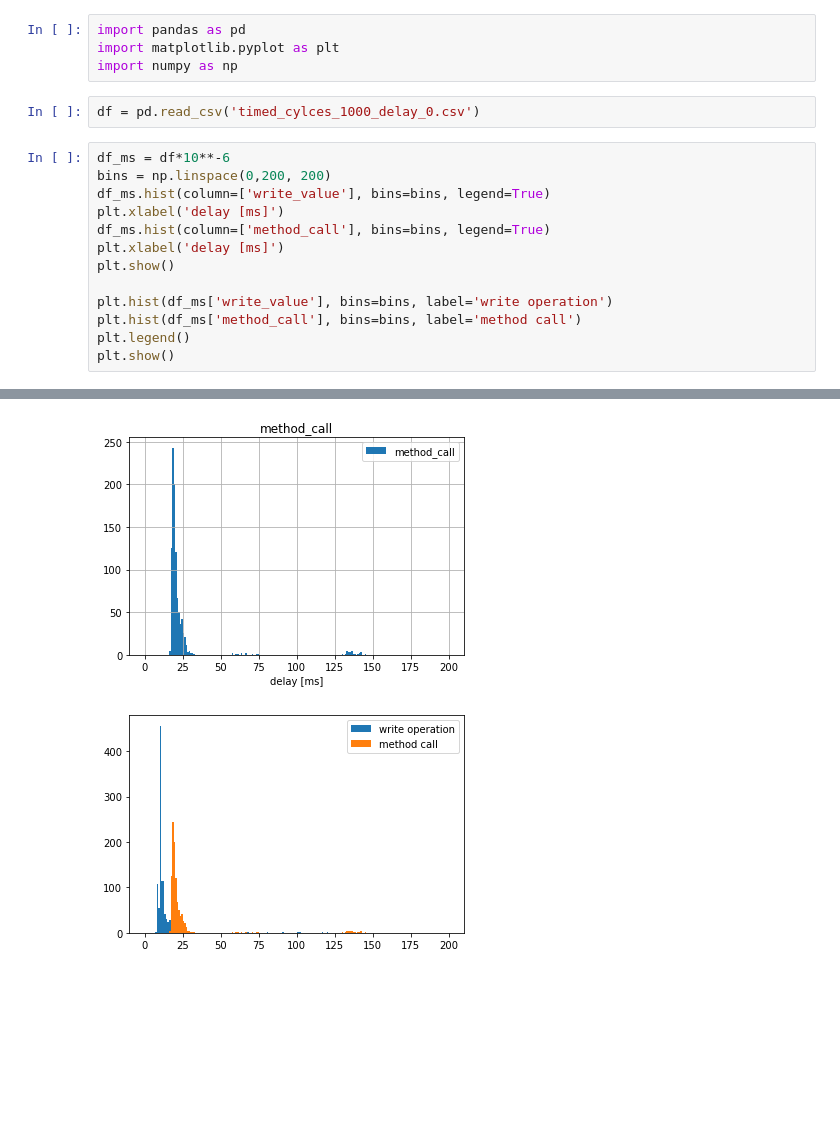
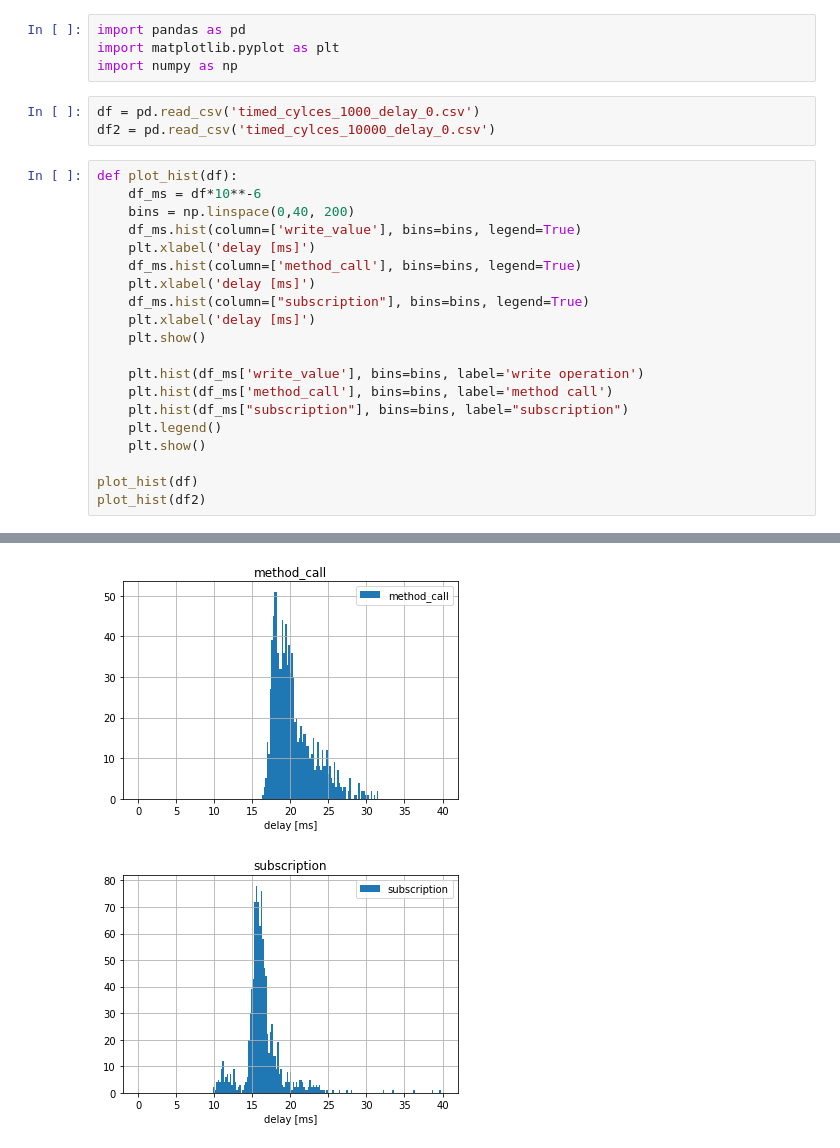
Before and after one commit to NelsonIg/OPC-UA, a Jupyter notebook: src/python/timing/analyse_measurements.ipynb, the cells around one changed output, grey strips where cells are left out. Cells and saved outputs as stored; diff of their text form; blank space fills up the shorter version.

Commit message:
added subscription to test case

```diff
--- a/src/python/timing/analyse_measurements.ipynb
+++ b/src/python/timing/analyse_measurements.ipynb
@@ -4,17 +4,25 @@ import matplotlib.pyplot as plt
 import numpy as np
 # %%
 df = pd.read_csv('timed_cylces_1000_delay_0.csv')
+df2 = pd.read_csv('timed_cylces_10000_delay_0.csv')
 # %%
-df_ms = df*10**-6
-bins = np.linspace(0,200, 200)
-df_ms.hist(column=['write_value'], bins=bins, legend=True)
-plt.xlabel('delay [ms]')
-df_ms.hist(column=['method_call'], bins=bins, legend=True)
-plt.xlabel('delay [ms]')
-plt.show()
+def plot_hist(df):
+    df_ms = df*10**-6
+    bins = np.linspace(0,40, 200)
+    df_ms.hist(column=['write_value'], bins=bins, legend=True)
+    plt.xlabel('delay [ms]')
+    df_ms.hist(column=['method_call'], bins=bins, legend=True)
+    plt.xlabel('delay [ms]')
+    df_ms.hist(column=["subscription"], bins=bins, legend=True)
+    plt.xlabel('delay [ms]')
+    plt.show()
 
-plt.hist(df_ms['write_value'], bins=bins, label='write operation')
-plt.hist(df_ms['method_call'], bins=bins, label='method call')
-plt.legend()
-plt.show()
+    plt.hist(df_ms['write_value'], bins=bins, label='write operation')
+    plt.hist(df_ms['method_call'], bins=bins, label='method call')
+    plt.hist(df_ms["subscription"], bins=bins, label="subscription")
+    plt.legend()
+    plt.show()
+
+plot_hist(df)
+plot_hist(df2)
 # %% [output]
@@ -22,2 +30,2 @@ plt.show()
-[figure, old version]
+[figure, new version]
-[figure, old version]
+[figure, new version]
```
Also changed, not shown: parts of 1 cell of this notebook, 3 other files.
